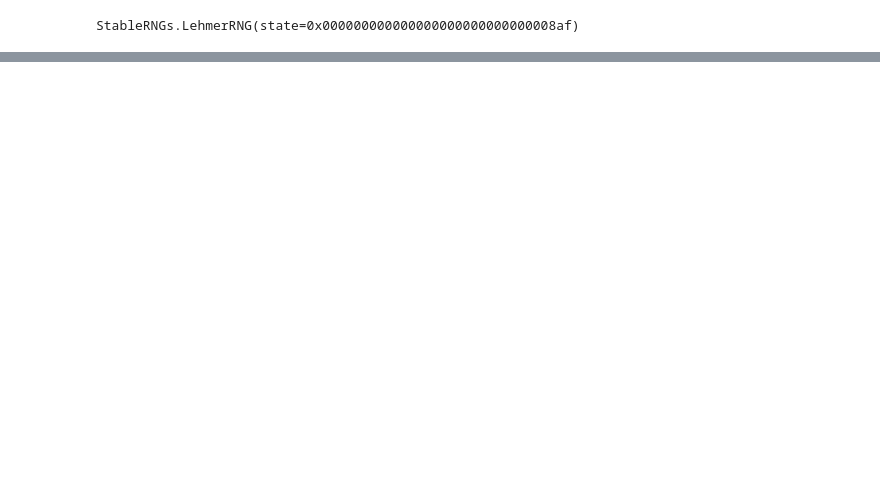
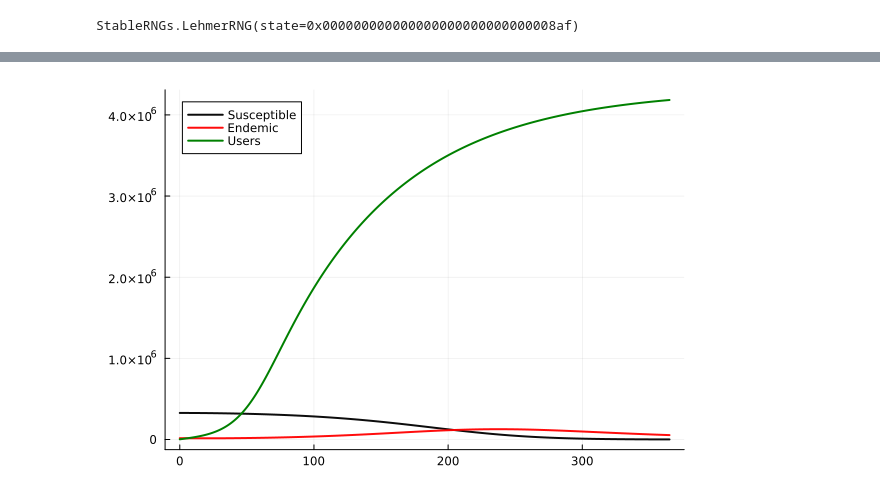
Before and after one commit to MichaelAguadze/ML-Cannabis, a Jupyter notebook: marijuan_neural_ode.ipynb, the cells around one changed output, grey strips where cells are left out. Cells and saved outputs as stored; diff of their text form; code cells hidden in the pictures; blank space fills up the shorter version.

```diff
--- a/marijuan_neural_ode.ipynb
+++ b/marijuan_neural_ode.ipynb
@@ -67,3 +133,9 @@ plot!(t_data,users_data, alpha = 0.95, color = :green, label = ["Users" nothing]
+# %%
+plot(t_vermont,susceptible_vermont, alpha = 0.95, color = :black, label = ["Susceptible" nothing], linewidth=2)
+plot!(t_vermont,endemic_vermont, alpha = 0.95, color = :red, label = ["Endemic" nothing], linewidth=2)
+plot!(t_vermont,users_colorado, vermont = 0.95, color = :green, label = ["Users" nothing], linewidth=2)
+# %% [output]
+[figure, added]
 # %%
 function marijuana!(du, u, p, t)
     β, γ, s, N = p
```
Also changed, not shown: parts of 9 cells of this notebook, 1 other file.
